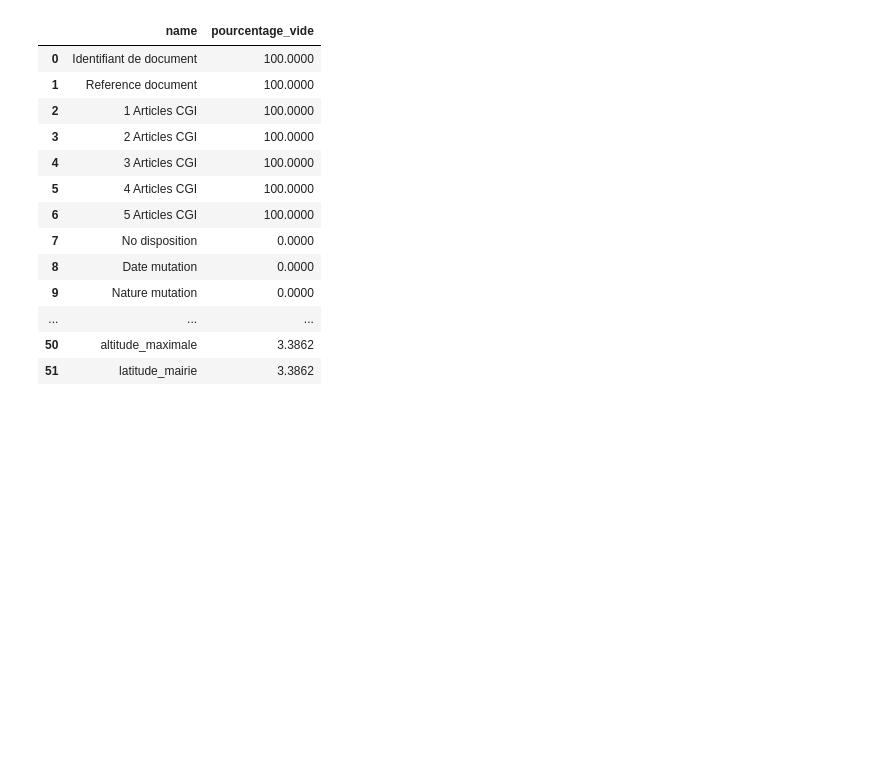
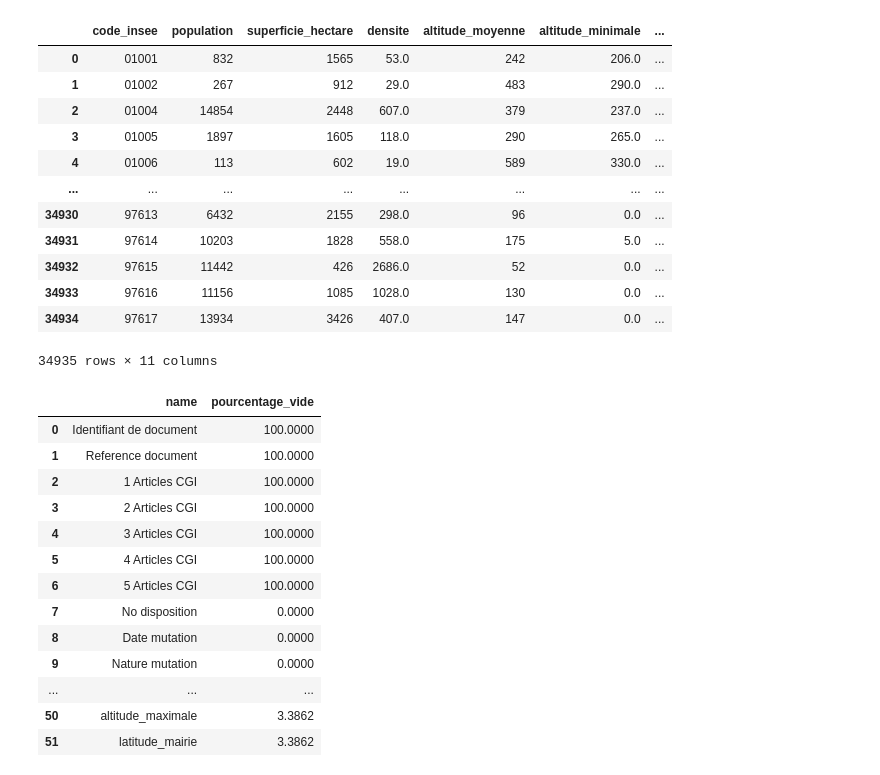
Before and after one commit to data-IA-2024/Patricia-Promise-Immo, a Jupyter notebook: notebooks/delete_empty.ipynb, the cells around one changed output. Cells and saved outputs as stored; diff of their text form; code cells hidden in the pictures; blank space fills up the shorter version.

```diff
--- a/notebooks/delete_empty.ipynb
+++ b/notebooks/delete_empty.ipynb
@@ -42,3 +42,22 @@ df
+# %%
+# chargement communes et selection des colonnes uties
+df2 = pd.read_csv(f"{insee_path}", on_bad_lines='skip', low_memory=False, sep = ",")
+df2 = df2[['code_insee','population','superficie_hectare','densite','altitude_moyenne','altitude_minimale','altitude_maximale','latitude_mairie','longitude_mairie','latitude_centre','longitude_centre']]
+df2
+# %% [output]
+|  | code_insee | population | superficie_hectare | densite | altitude_moyenne | altitude_minimale | ... |
+| 0 | 01001 | 832 | 1565 | 53.0 | 242 | 206.0 | ... |
+| 1 | 01002 | 267 | 912 | 29.0 | 483 | 290.0 | ... |
+| 2 | 01004 | 14854 | 2448 | 607.0 | 379 | 237.0 | ... |
+| 3 | 01005 | 1897 | 1605 | 118.0 | 290 | 265.0 | ... |
+| 4 | 01006 | 113 | 602 | 19.0 | 589 | 330.0 | ... |
+| ... | ... | ... | ... | ... | ... | ... | ... |
+| 34930 | 97613 | 6432 | 2155 | 298.0 | 96 | 0.0 | ... |
+| 34931 | 97614 | 10203 | 1828 | 558.0 | 175 | 5.0 | ... |
+| 34932 | 97615 | 11442 | 426 | 2686.0 | 52 | 0.0 | ... |
+| 34933 | 97616 | 11156 | 1085 | 1028.0 | 130 | 0.0 | ... |
+| 34934 | 97617 | 13934 | 3426 | 407.0 | 147 | 0.0 | ... |
+34935 rows × 11 columns
 # %%
 """ Fusion des datasets de vente et des communes"""
 # Création du code INSEE
```
Also changed, not shown: parts of 5 cells of this notebook, 10 other files.
